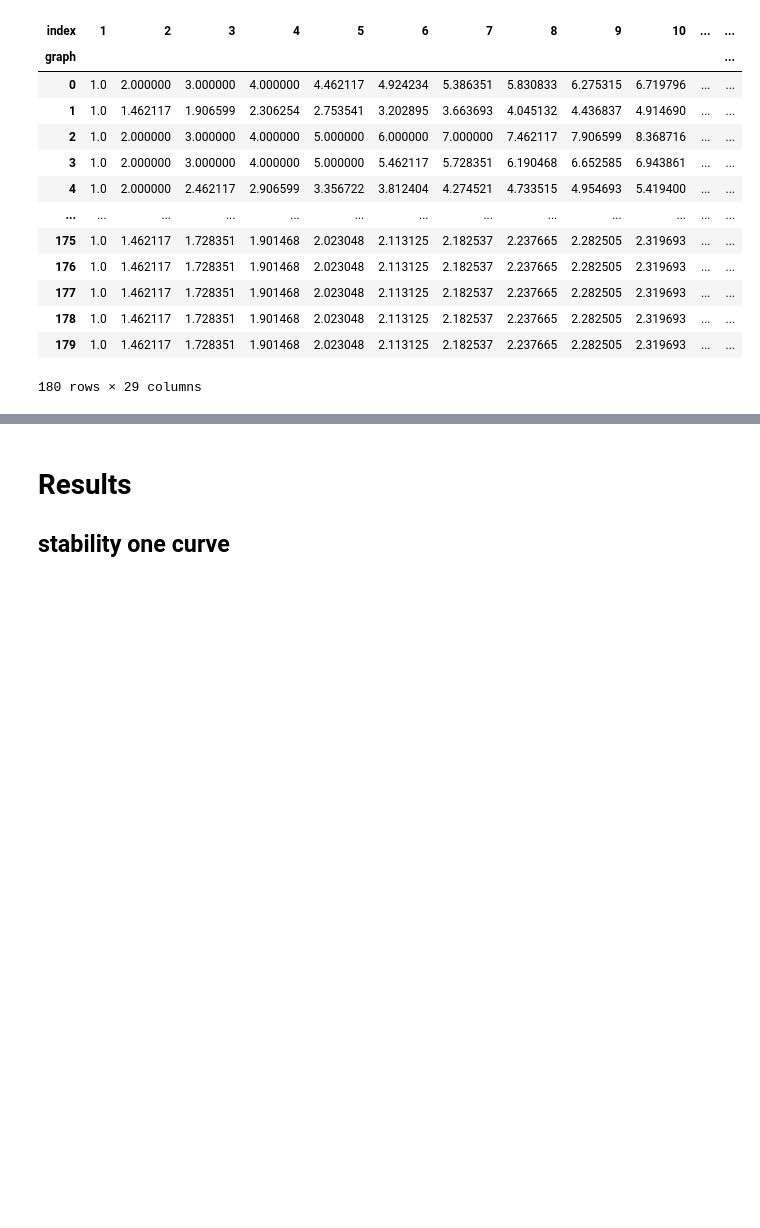
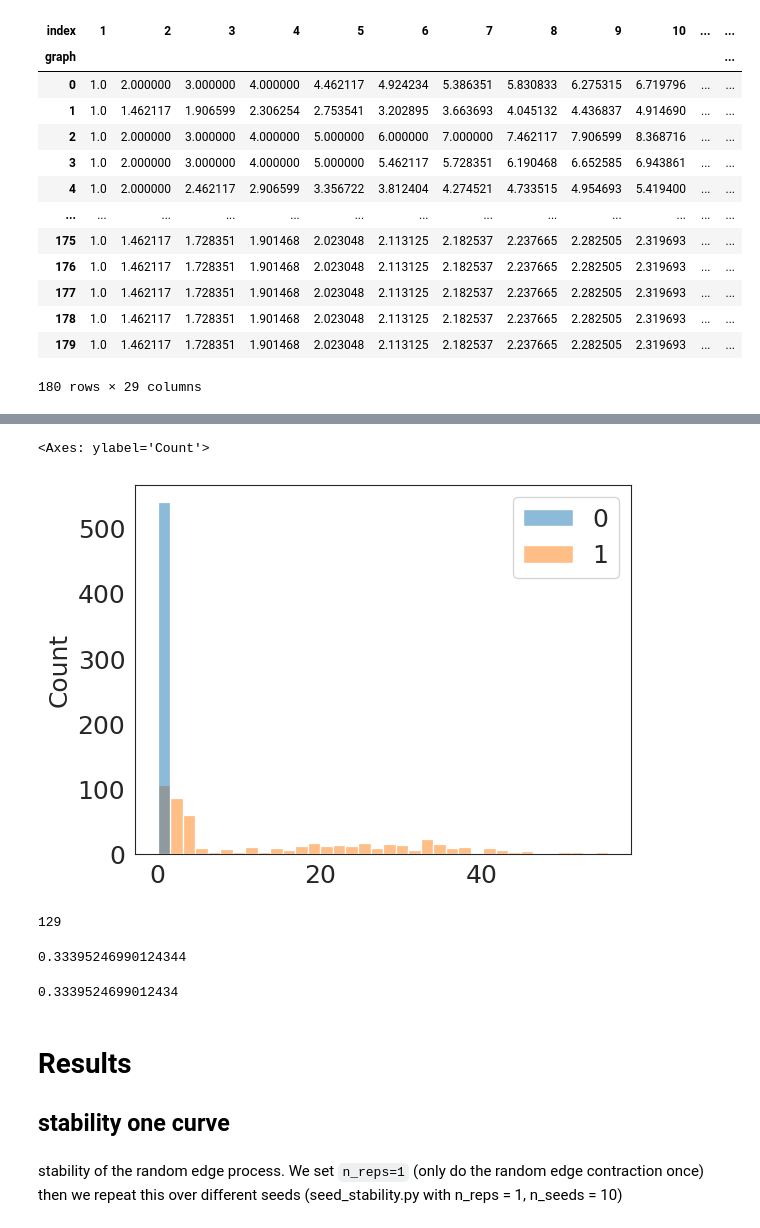
Before and after one commit to aidos-lab/diversity_curves, a Jupyter notebook: simulations/ablation_params/seed_Stability.ipynb, the cells around one changed output, grey strips where cells are left out. Saved outputs shown, nothing was run; the diff lists cells and outputs as text; code cells hidden in the pictures; blank space fills up the shorter version.

```diff
--- a/simulations/ablation_params/seed_Stability.ipynb
+++ b/simulations/ablation_params/seed_Stability.ipynb
@@ -338,0 +344,5 @@ std_differneces
+# %%
+sns.histplot([all_differences, all_rand_differences])
+# %% [output]
+<Axes: ylabel='Count'>
+[figure, added]
@@ -338,0 +368,4 @@ std_differneces
+# %%
+np.random.choice(np.delete(list(df_mean_curve.index),graph_index))
+# %% [output]
+129
@@ -339,4 +375,14 @@ std_differneces
+# %%
+(np.mean(avg_differences))
+# %% [output]
+0.33395246990124344
+# %%
+np.mean(all_differences)
+# %% [output]
+0.3339524699012434
 # %% [markdown]
 # Results
 
 ## stability one curve
+# %% [markdown]
+stability of the random edge process. We set `n_reps=1` (only do the random edge contraction once) then we repeat this over different seeds (seed_stability.py with n_reps = 1, n_seeds = 10)
```
Also changed, not shown: parts of 22 cells of this notebook.
